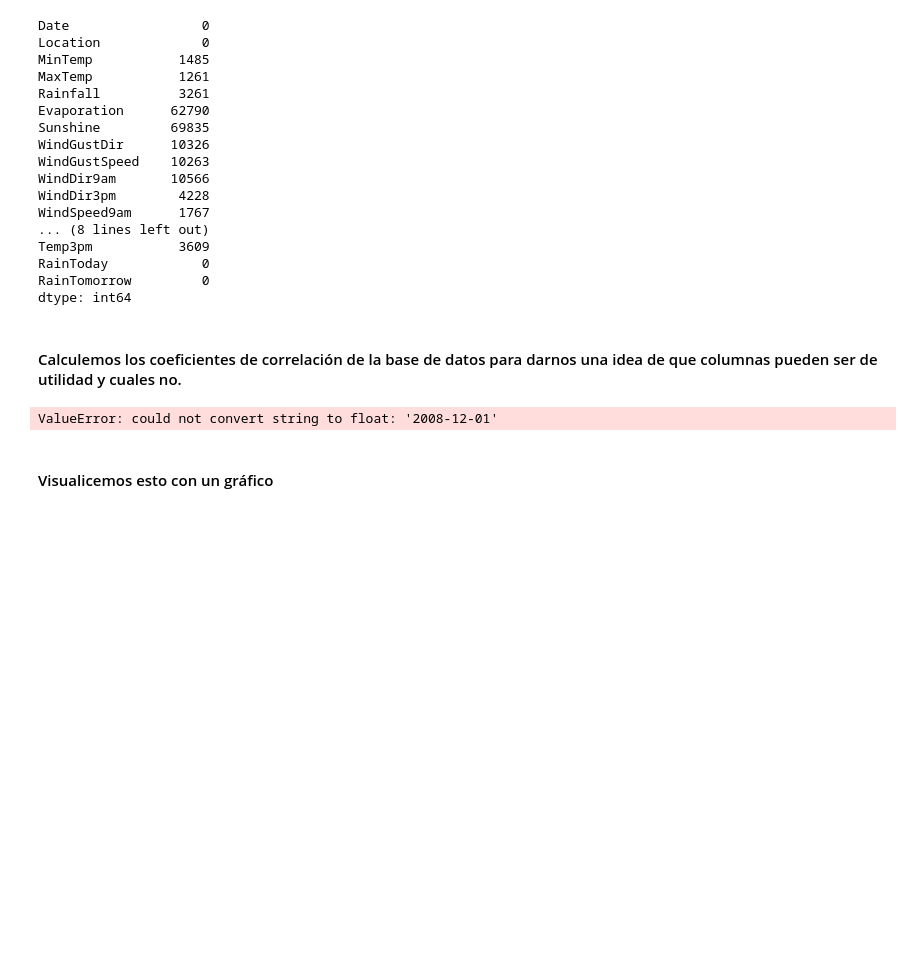
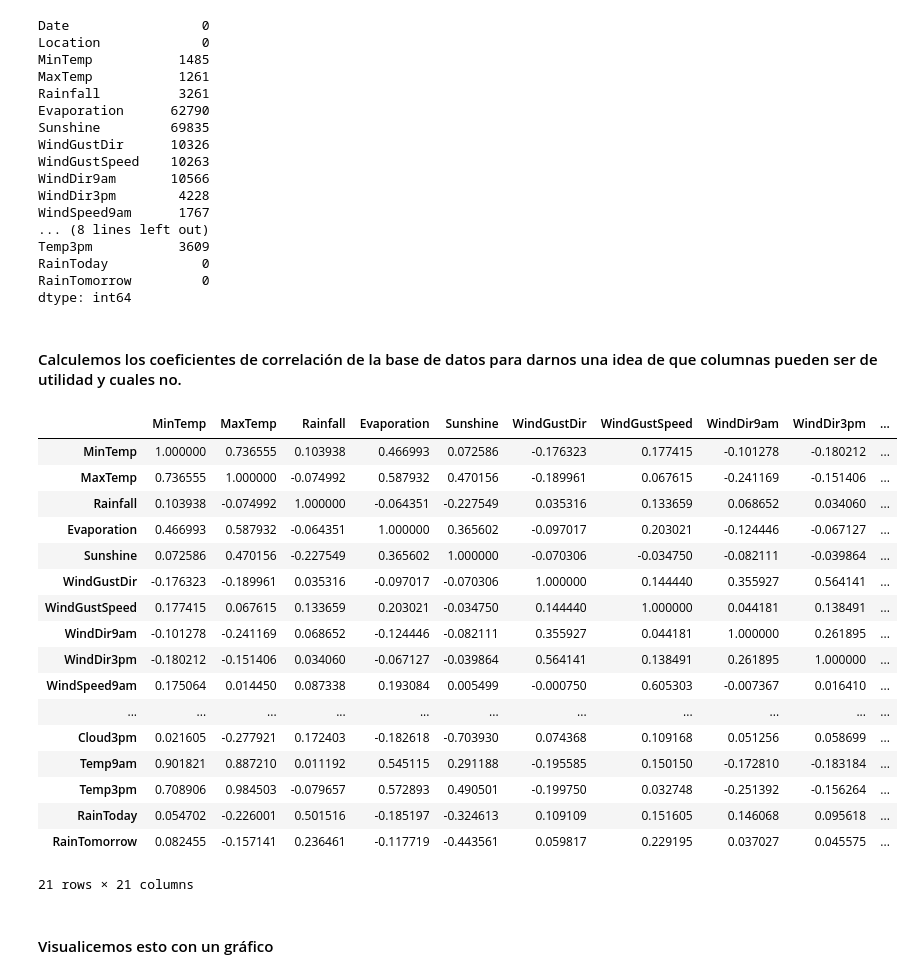
Before and after one commit to JuanCaEspinosa1993/EVALUACION-MLE-WM, a Jupyter notebook: modelo_DS.ipynb, the cells around one changed output. Cells and saved outputs as stored; diff of their text form; code cells hidden in the pictures; blank space fills up the shorter version.

```diff
--- a/modelo_DS.ipynb
+++ b/modelo_DS.ipynb
@@ -140,10 +140,27 @@ dtype: int64
 # %% [markdown]
 <h4>Calculemos los coeficientes de correlación de la base de datos para darnos una idea de que columnas pueden ser de utilidad y cuales no. </h4>
 # %%
-corr_data = data.corr()
+corr_data = data.select_dtypes(include=[float, int]).corr()
 corr_data
 # %% [output]
+|  | MinTemp | MaxTemp | Rainfall | Evaporation | Sunshine | WindGustDir | WindGustSpeed | WindDir9am | WindDir3pm | ... |
+| MinTemp | 1.000000 | 0.736555 | 0.103938 | 0.466993 | 0.072586 | -0.176323 | 0.177415 | -0.101278 | -0.180212 | ... |
+| MaxTemp | 0.736555 | 1.000000 | -0.074992 | 0.587932 | 0.470156 | -0.189961 | 0.067615 | -0.241169 | -0.151406 | ... |
+| Rainfall | 0.103938 | -0.074992 | 1.000000 | -0.064351 | -0.227549 | 0.035316 | 0.133659 | 0.068652 | 0.034060 | ... |
+| Evaporation | 0.466993 | 0.587932 | -0.064351 | 1.000000 | 0.365602 | -0.097017 | 0.203021 | -0.124446 | -0.067127 | ... |
+| Sunshine | 0.072586 | 0.470156 | -0.227549 | 0.365602 | 1.000000 | -0.070306 | -0.034750 | -0.082111 | -0.039864 | ... |
+| WindGustDir | -0.176323 | -0.189961 | 0.035316 | -0.097017 | -0.070306 | 1.000000 | 0.144440 | 0.355927 | 0.564141 | ... |
+| WindGustSpeed | 0.177415 | 0.067615 | 0.133659 | 0.203021 | -0.034750 | 0.144440 | 1.000000 | 0.044181 | 0.138491 | ... |
+| WindDir9am | -0.101278 | -0.241169 | 0.068652 | -0.124446 | -0.082111 | 0.355927 | 0.044181 | 1.000000 | 0.261895 | ... |
+| WindDir3pm | -0.180212 | -0.151406 | 0.034060 | -0.067127 | -0.039864 | 0.564141 | 0.138491 | 0.261895 | 1.000000 | ... |
+| WindSpeed9am | 0.175064 | 0.014450 | 0.087338 | 0.193084 | 0.005499 | -0.000750 | 0.605303 | -0.007367 | 0.016410 | ... |
+| ... | ... | ... | ... | ... | ... | ... | ... | ... | ... | ... |
+| Cloud3pm | 0.021605 | -0.277921 | 0.172403 | -0.182618 | -0.703930 | 0.074368 | 0.109168 | 0.051256 | 0.058699 | ... |
+| Temp9am | 0.901821 | 0.887210 | 0.011192 | 0.545115 | 0.291188 | -0.195585 | 0.150150 | -0.172810 | -0.183184 | ... |
+| Temp3pm | 0.708906 | 0.984503 | -0.079657 | 0.572893 | 0.490501 | -0.199750 | 0.032748 | -0.251392 | -0.156264 | ... |
+| RainToday | 0.054702 | -0.226001 | 0.501516 | -0.185197 | -0.324613 | 0.109109 | 0.151605 | 0.146068 | 0.095618 | ... |
+| RainTomorrow | 0.082455 | -0.157141 | 0.236461 | -0.117719 | -0.443561 | 0.059817 | 0.229195 | 0.037027 | 0.045575 | ... |
-ValueError: could not convert string to float: '2008-12-01'
+21 rows × 21 columns
 # %% [markdown]
 <h4> Visualicemos esto con un gráfico </h4>
 # %%
```
